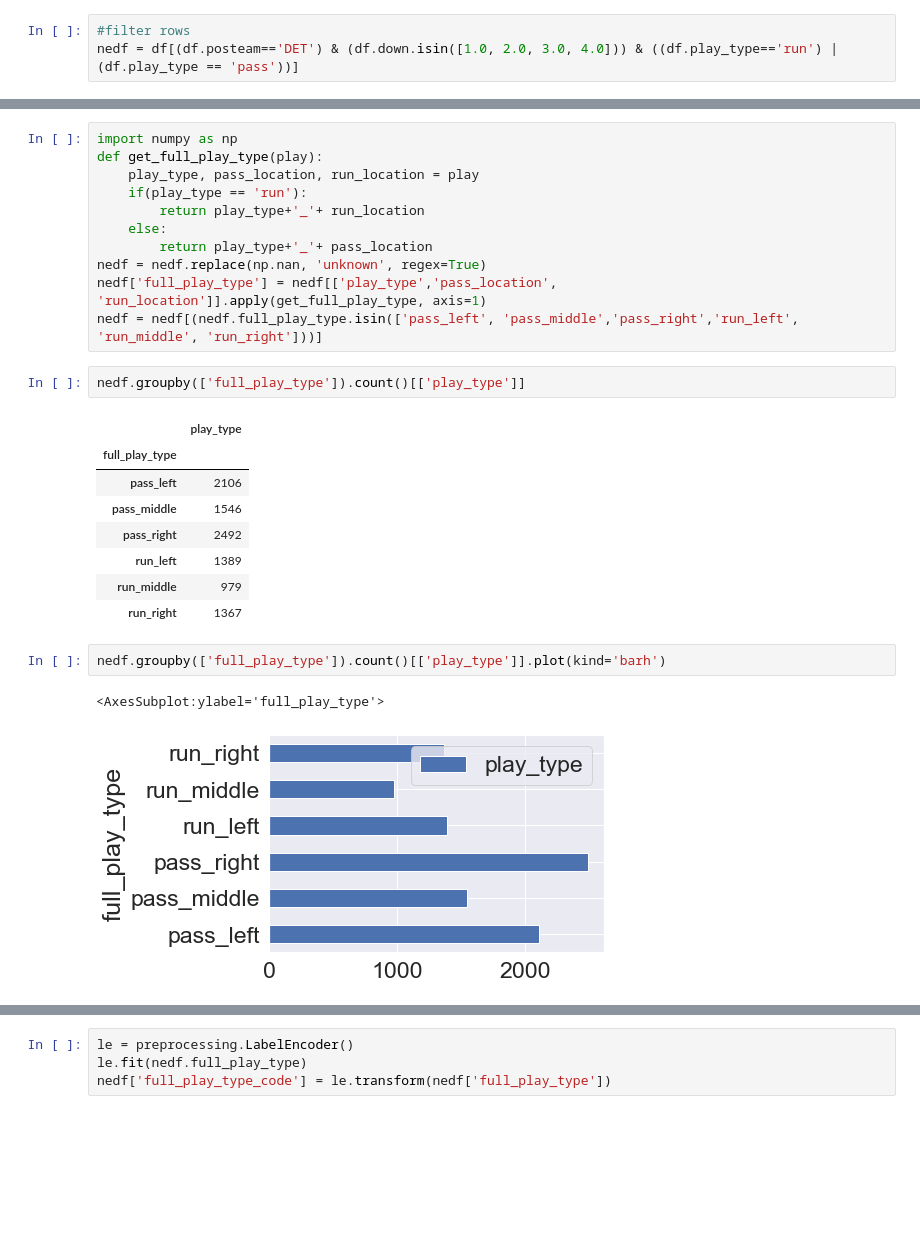
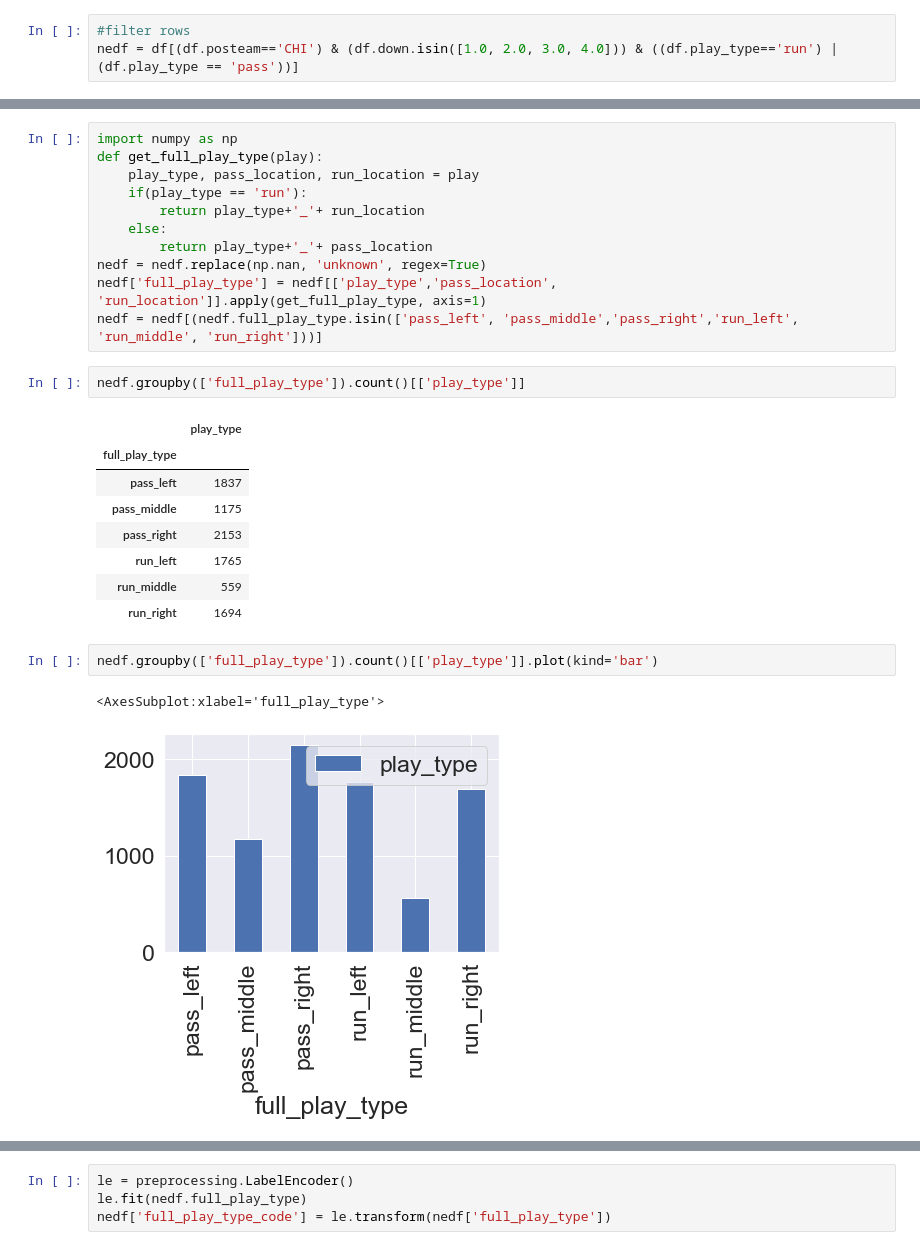
Before and after one commit to DanielKarpowicz/final_project_plays_prediction, a Jupyter notebook: Daniel/code/RandomForestClassifier/AAAAAAAAMaster.ipynb, the cells around one changed output, grey strips where cells are left out. Cells and saved outputs as stored; diff of their text form; blank space fills up the shorter version.

```diff
--- a/Daniel/code/RandomForestClassifier/AAAAAAAAMaster.ipynb
+++ b/Daniel/code/RandomForestClassifier/AAAAAAAAMaster.ipynb
@@ -7,7 +7,7 @@ from sklearn import preprocessing
 df = pd.read_csv(r'C:\Users\dakar\Desktop\NFL\NFL.csv', low_memory=False)
 # %%
 #filter rows
-nedf = df[(df.posteam=='DET') & (df.down.isin([1.0, 2.0, 3.0, 4.0])) & ((df.play_type=='run') | (df.play_type == 'pass'))]
+nedf = df[(df.posteam=='CHI') & (df.down.isin([1.0, 2.0, 3.0, 4.0])) & ((df.play_type=='run') | (df.play_type == 'pass'))]
 # %%
 #filter columns
 nedf = nedf[['game_seconds_remaining', 'yardline_100', 'down', 'ydstogo', 'play_type', 'pass_length', 'pass_location', 'run_location']]
@@ -43,17 +43,17 @@ nedf.groupby(['full_play_type']).count()[['play_type']]
 # %% [output]
 |  | play_type |
 | full_play_type |  |
-| pass_left | 2106 |
-| pass_middle | 1546 |
-| pass_right | 2492 |
-| run_left | 1389 |
-| run_middle | 979 |
-| run_right | 1367 |
+| pass_left | 1837 |
+| pass_middle | 1175 |
+| pass_right | 2153 |
+| run_left | 1765 |
+| run_middle | 559 |
+| run_right | 1694 |
 # %%
-nedf.groupby(['full_play_type']).count()[['play_type']].plot(kind='barh')
+nedf.groupby(['full_play_type']).count()[['play_type']].plot(kind='bar')
 # %% [output]
-<AxesSubplot:ylabel='full_play_type'>
+<AxesSubplot:xlabel='full_play_type'>
-[figure, old version]
+[figure, new version]
 # %%
 nedf.groupby(['full_play_type']).count()[['play_type']].apply(lambda x:100 * x / float(x.sum()))
 # %% [output]
```
Also changed, not shown: parts of 9 cells of this notebook.
